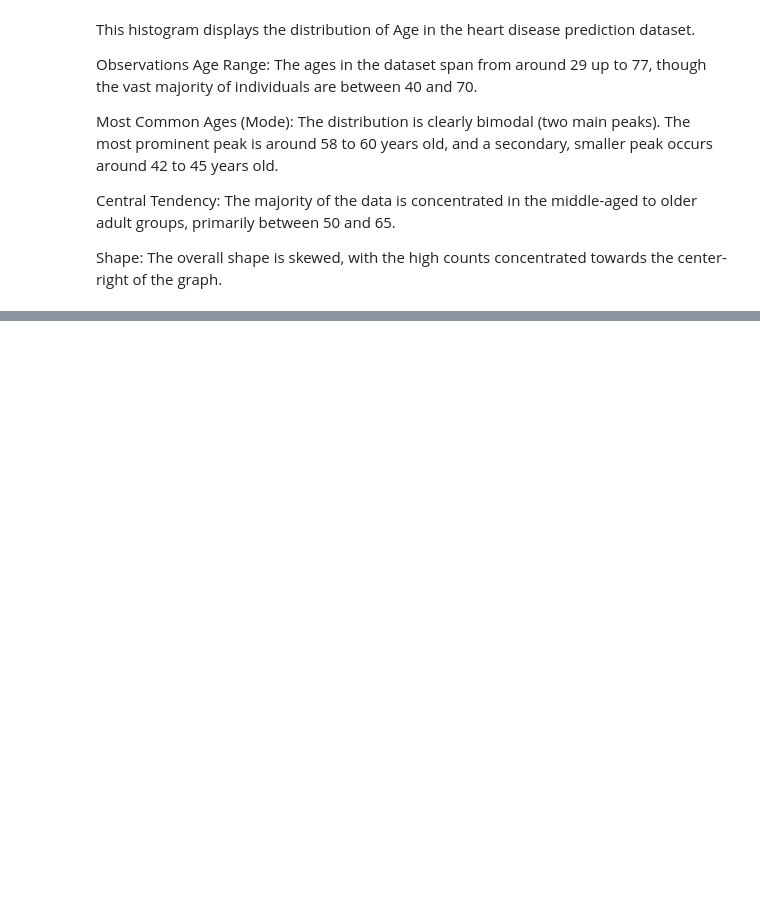
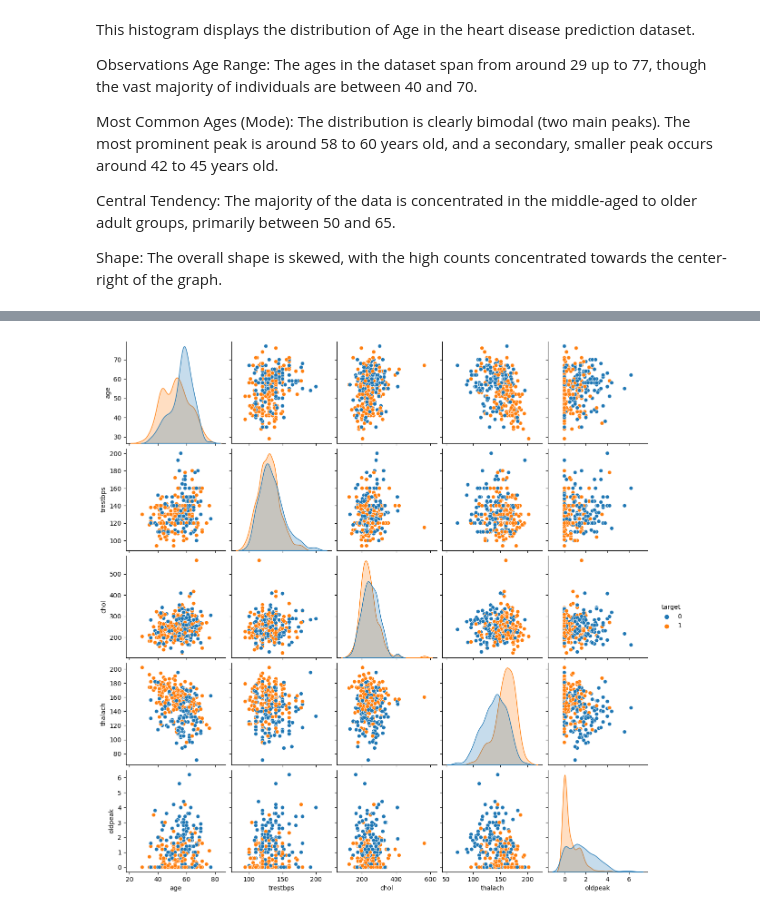
Before and after one commit to prasannashrestha011/ML_exercises, a Jupyter notebook: Heart_Disease_Analysis.ipynb, the cells around one changed output, grey strips where cells are left out. Cells and saved outputs as stored; diff of their text form; code cells hidden in the pictures; blank space fills up the shorter version.

```diff
--- a/Heart_Disease_Analysis.ipynb
+++ b/Heart_Disease_Analysis.ipynb
@@ -202,0 +213,8 @@ Shape: The overall shape is skewed, with the high counts concentrated towards th
+# %%
+num_features = ['age', 'trestbps', 'chol', 'thalach', 'oldpeak']
+
+# Pairplot with target as hue
+sns.pairplot(df[num_features + ['target']], hue='target', diag_kind='kde')
+plt.show()
+# %% [output]
+[figure, added]
```
Also changed, not shown: parts of 2 cells of this notebook.
